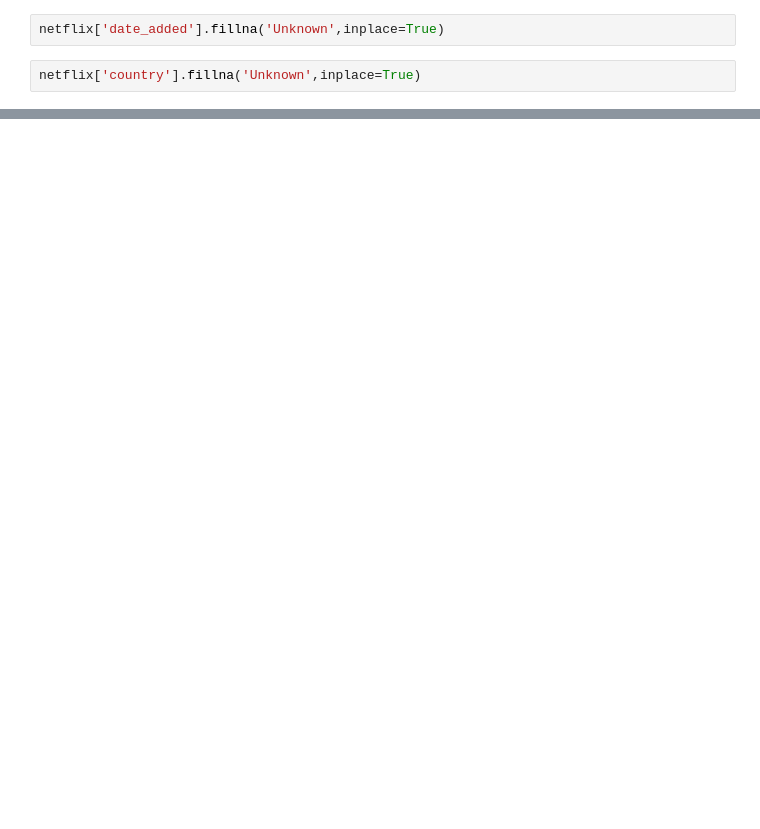
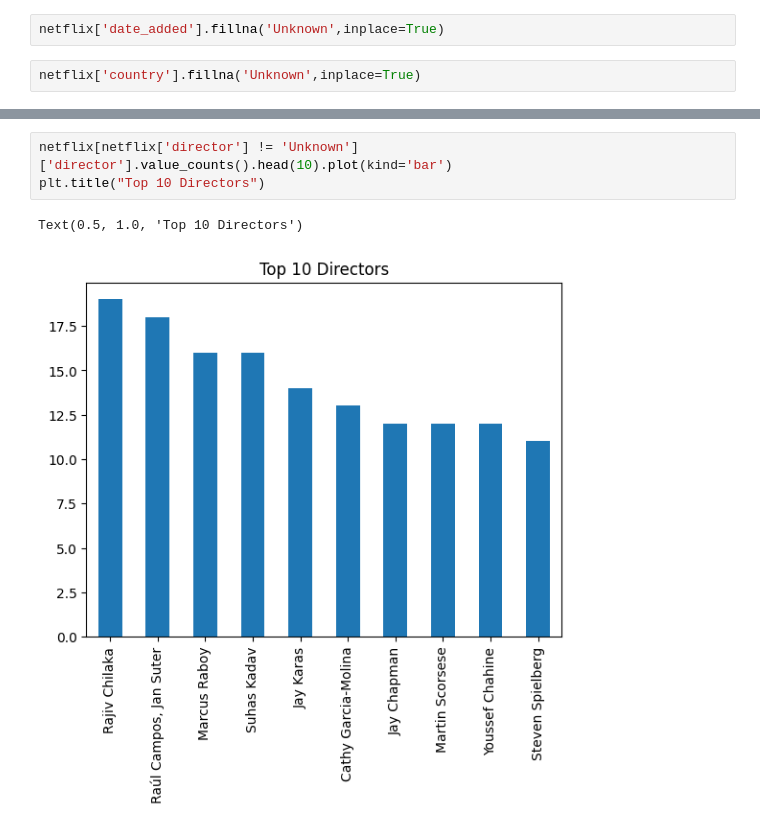
Before and after one commit to krishna0712/Data-Analysis, a Jupyter notebook: netflix-data-analysis/notebooks/netflix.ipynb, the cells around one changed output, grey strips where cells are left out. Cells and saved outputs as stored; diff of their text form; blank space fills up the shorter version.

```diff
--- a/netflix-data-analysis/notebooks/netflix.ipynb
+++ b/netflix-data-analysis/notebooks/netflix.ipynb
@@ -104,0 +186,6 @@ netflix['country'].fillna('Unknown',inplace=True)
+# %%
+netflix[netflix['director'] != 'Unknown']['director'].value_counts().head(10).plot(kind='bar')
+plt.title("Top 10 Directors")
+# %% [output]
+Text(0.5, 1.0, 'Top 10 Directors')
+[figure, added]
```
Also changed, not shown: parts of 14 cells of this notebook, 1 other file.
